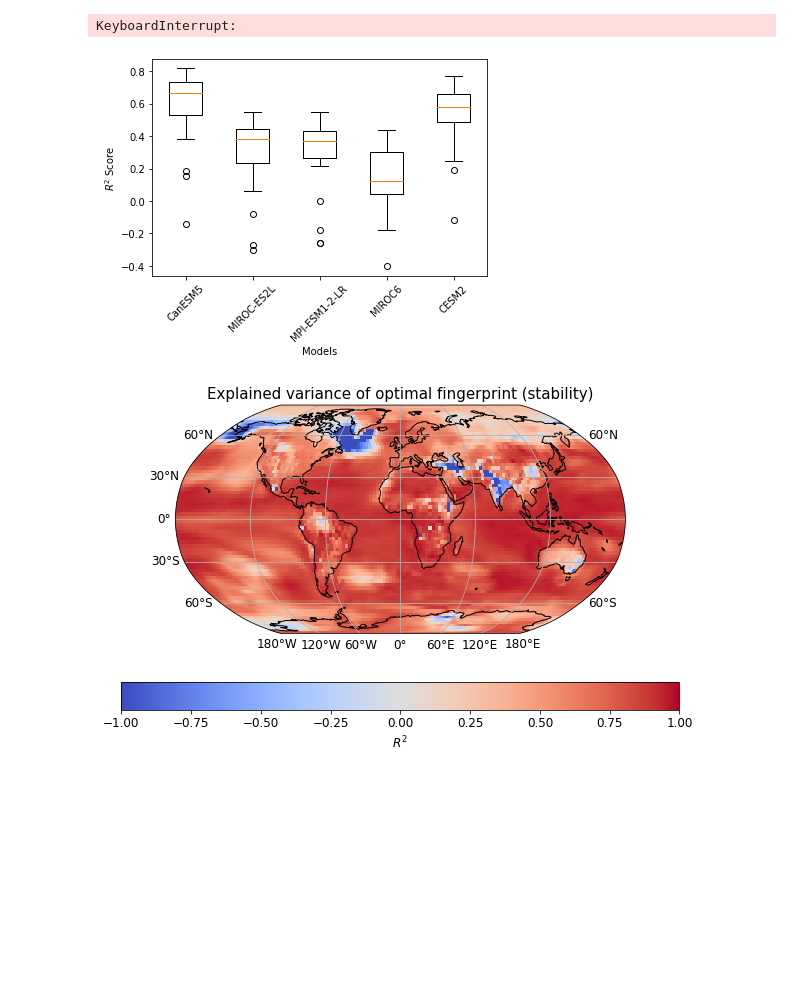
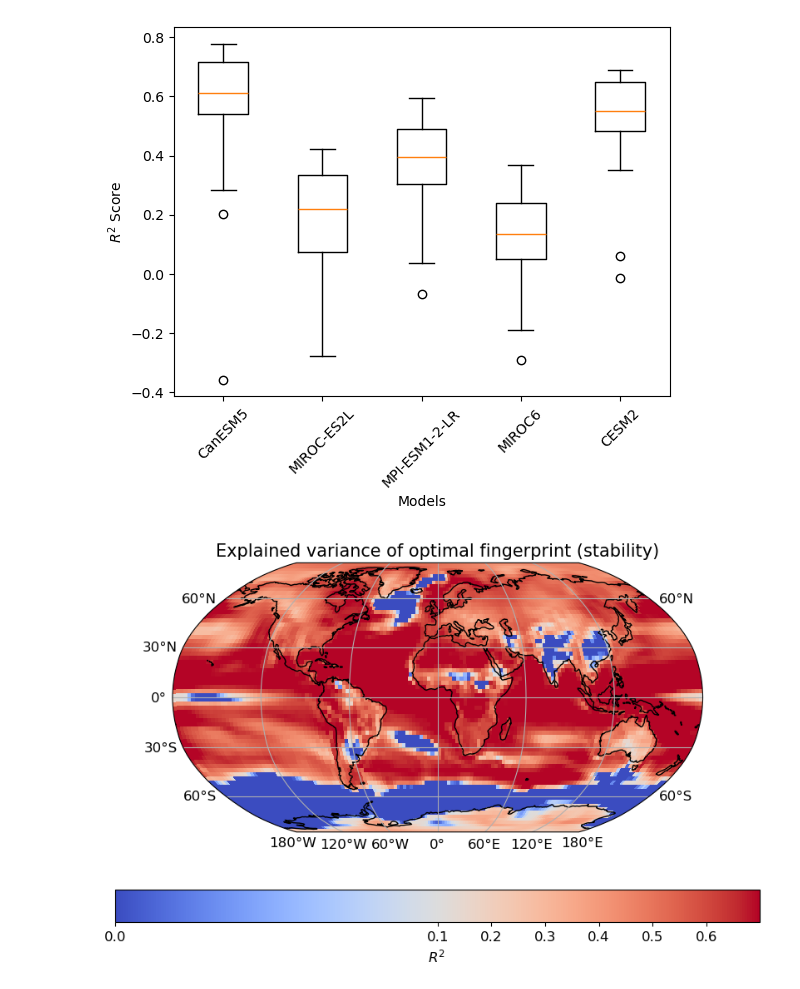
Before and after one commit to homerdurand/ForceSMIP, a Jupyter notebook: notebooks/Random_forest.ipynb, the cells around one changed output. Cells and saved outputs as stored; diff of their text form; code cells hidden in the pictures; blank space fills up the shorter version.

Commit message:
Updated some random stuff

```diff
--- a/notebooks/Random_forest.ipynb
+++ b/notebooks/Random_forest.ipynb
@@ -83,7 +65,7 @@ def load_data_models(models, var='tas', n_sample=10, path='../data/'):
 shape, lat, lon = get_data_shape_lat_lon()
 d = shape[2]*shape[3]
 # %%
-B = 20
+B = 8
 models_test = random.choices(models, k=B)
 models_train = [[model for model in models if model != model_test ] for model_test in models_test ]
 # %%
@@ -103,28 +80,27 @@ alphas = np.logspace(2, 7, n_alpha)
 # %%
-n_cv = 5
 weights = {model: None for model in models}
 for i in tqdm(range(len(models_test))):
     m_train, m_test = models_train[i], models_test[i]
     #print('Fitting optimal ridge {}/{}'.format(i, B))
     print("Extracting data...", end='\r')
-    X_train, Y_train = load_data_models(m_train, n_sample=N)
-    X_test, Y_test = load_data_models([m_test], n_sample=N)
+    X_train, Y_train = load_data_models(m_train, n_sample=N, coarse=coarse)
+    X_test, Y_test = load_data_models([m_test], n_sample=N, coarse=coarse)
     print("Data extracted!")
 
     #idx = random.choices([0, 1, 2, 3])[0]
     #idx_val = list(range(idx*N, (idx+1)*N))
     #idx_train = list(list(range(0, idx*N))+ list(range(idx*N, 4*N)))
     print("Training ridge regression...", end='\r')
-    ridge = RidgeCV(alphas=alphas, cv=n_cv) #cv=zip(idx_val, idx_val))
-    ridge.fit(X_train, Y_train)
+    rf = RandomForestRegressor(n_estimators=10, max_leaf_nodes=5) #cv=zip(idx_val, idx_val))
+    rf.fit(X_train, Y_train)
     print("Ridge regression fitted!")
     print('Saving weights...', end='\r')
     if weights[m_test] is None:
-        weights[m_test] = np.hstack((ridge.coef_/occurence_models_test[m_test], (ridge.intercept_/occurence_models_test[m_test])[:,None]))
+        weights[m_test] = rf.estimators_
     else:
-        weights[m_test] += np.hstack((ridge.coef_/occurence_models_test[m_test], (ridge.intercept_/occurence_models_test[m_test])[:,None]))
+        for estimator in rf.estimators_ : weights[m_test].append(estimator)
     print("Weights saved!")
 # Save the weights for this alpha to a file
-file_path = f'../weights/Ridge_weights_stability_n{N}.pkl'
+file_path = f'../weights/RandomForest_trees_n{N}_coarse{coarse}.pkl'
 with open(file_path, 'wb') as f:
     pickle.dump(weights, f)
@@ -131,37 +140,35 @@ with open(file_path, 'wb') as f:
 # %%
-directory = '../weights/'
-file = 'Ridge_weights_stability_n2500.pkl'
-with open(directory + file, 'rb') as f:
+file = f'../weights/RandomForest_trees_n{N}_coarse{coarse}.pkl'
+with open(file, 'rb') as f:
     weights = pickle.load(f)
 # %%
-R = 20
-scores = {model:[] for model in models}
-scores_pattern = np.zeros(d)
+R = 10
+scores_pattern = {model:[] for model in models}
 for b in tqdm(range(R)):
-    for model in models:
-        X_test, Y_test = load_data_models([model], var='tas')
-        A, B = weights[model][:,:-1], weights[model][:,-1]
-        Y_pred = X_test @ A.T + B
+    for model in ['MIROC6', 'MIROC-ES2L', 'MPI-ESM1-2-LR', 'CanESM5']:
+        X_test, Y_test = load_data_models([model], var='tas', n_sample=N, coarse=coarse)
+        rf = RandomForestRegressor(n_estimators=1, max_leaf_nodes=2)
+        rf.fit(X_test, Y_test)
+        rf.estimators_ = weights['CanESM5']
+        Y_pred = rf.predict(X_test)
         score_pattern = r2_score(Y_test, Y_pred, multioutput='raw_values')
-        scores_pattern += score_pattern/(len(models)*R)
-        scores[model].append(score_pattern.mean())
+        scores_pattern[model].append(score_pattern)
-# %% [output]
-KeyboardInterrupt:
 # %%
-plt.boxplot([scores[model] for model in models])
+plt.boxplot([np.mean(scores_pattern[model], axis=1) for model in models])
 # Boxplot
 # Set xticklabels with alpha values
 plt.xticks(range(1, len(models) + 1), [model for model in models], rotation=45)
 
 # Set xlabel with alphas
 plt.xlabel(r'Models')
 
 # Set ylabel with r2 score
 plt.ylabel(r'$R^2$ Score')
 
-plt.show()
+directory = '../Results'
+plt.savefig(directory + "/R2_ridge_stability_coarse12.pdf", format="pdf", bbox_inches="tight")
 
 plt.show()
 # %% [output]
-[figure, old version]
+[figure, new version]
 # %%
@@ -180,7 +188,7 @@ fig = plt.figure(figsize=(10, 6))
 ax = plt.axes(projection=ccrs.Robinson())
 
 # Plot for diff_r2_map
-norm_r2 = TwoSlopeNorm(vmin=-1.0, vcenter=0., vmax=1.0)
+norm_r2 = TwoSlopeNorm(vmin=.0, vcenter=0.1, vmax=0.7)
 contour_r2 = ax.pcolormesh(lon, lat, scores_pattern_maps, transform=ccrs.PlateCarree(), cmap='coolwarm', norm=norm_r2)
 ax.coastlines()
 
@@ -198,9 +206,9 @@ cb.ax.tick_params(labelsize=12)
 cb.set_label(r'$R^2$ ', fontsize=12)
 
 directory = '../Results'
-plt.savefig(directory + "/maps_R2_ridge_stability.pdf", format="pdf", bbox_inches="tight")
+plt.savefig(directory + "/maps_R2_ridge_stability_coarse_{}_{}.pdf".format(coarse, model), format="pdf", bbox_inches="tight")
 
 
 plt.show()
 # %% [output]
-[figure, old version]
+[figure, new version]
```
Also changed, not shown: parts of 7 cells of this notebook, 6 other files.
